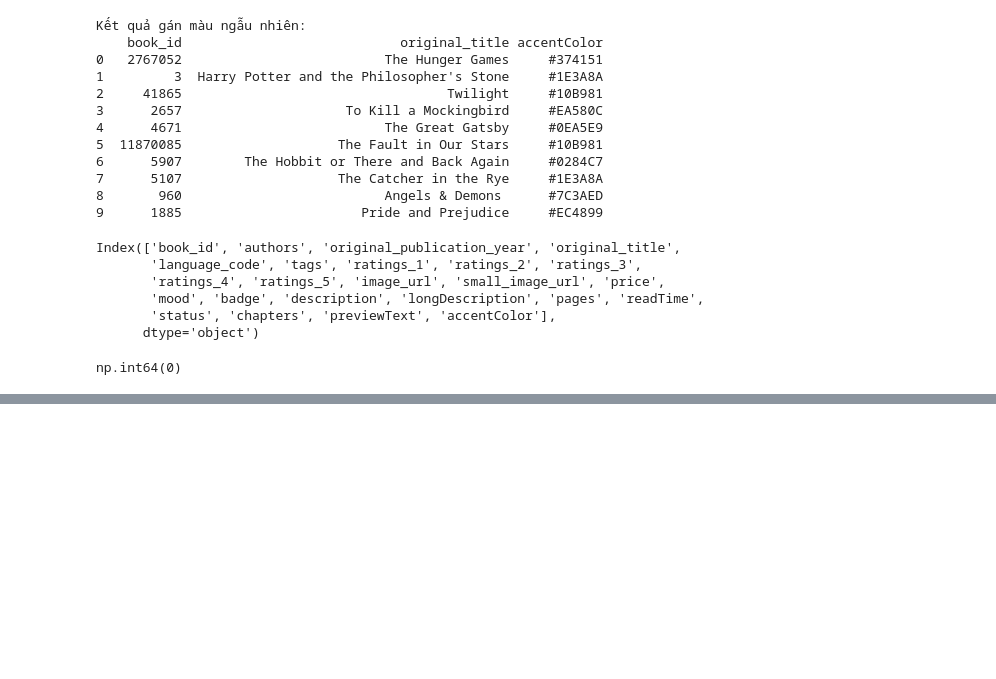
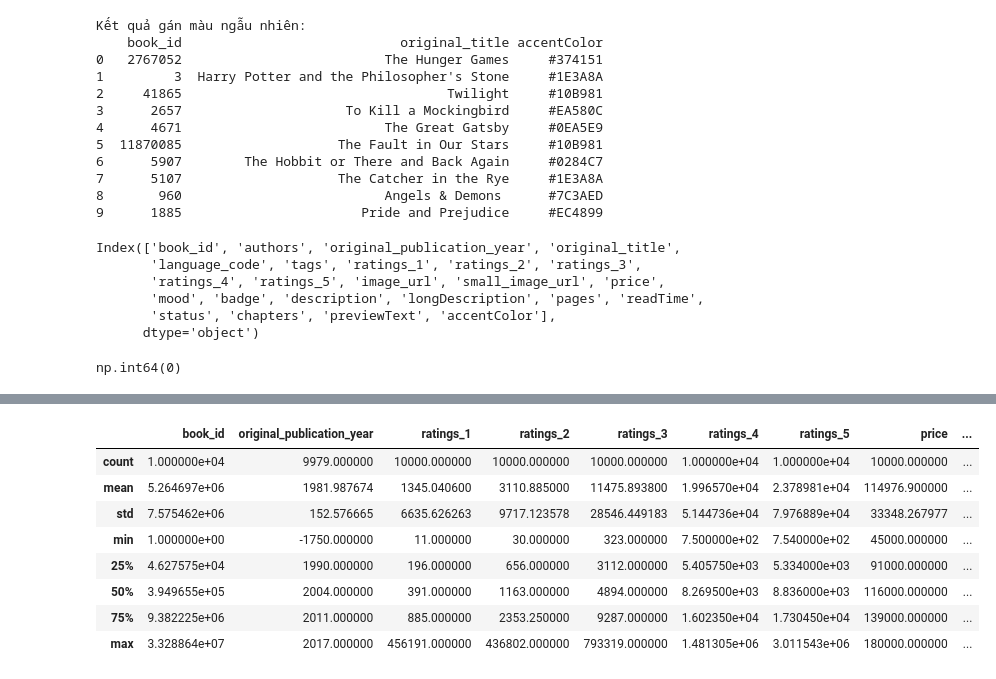
Before and after one commit to tachirevlt/BookRecProject, a Jupyter notebook: Backend/test.ipynb, the cells around one changed output, grey strips where cells are left out. Saved outputs shown, nothing was run; the diff lists cells and outputs as text; code cells hidden in the pictures; blank space fills up the shorter version.

```diff
--- a/Backend/test.ipynb
+++ b/Backend/test.ipynb
@@ -594,0 +597,4 @@ np.int64(0)
+# %%
+import pandas as pd
+import numpy as np
+books_with_tags = pd.read_csv('E:/CodeFolder/Github_project/BookRecProject/Backend/books_with_tags_enhanced.csv')
@@ -594,0 +775,34 @@ np.int64(0)
+# %%
+cols_to_drop = ['Views_7D', 'Purchases_7D','Wishlists_7D', 'Views_30D', 'Purchases_30D','Wishlists_30D']
+existing_cols = [c for c in cols_to_drop if c in books_with_tags.columns]
+if existing_cols:
+    books_with_tags.drop(columns=existing_cols, inplace=True)
+# %%
+import numpy as np
+
+# 1. Tính tổng số lượt đánh giá (total_ratings)
+# Cộng ngang các cột ratings_1 đến ratings_5 của mỗi dòng (axis=1)
+books_with_tags['total_ratings'] = books_with_tags[['ratings_1', 'ratings_2', 'ratings_3', 'ratings_4', 'ratings_5']].sum(axis=1)
+
+# 2. Xử lý chia cho 0: Tạo một mảng an toàn để chia, nếu total_ratings = 0 thì tạm coi là 1 để tránh lỗi NaN
+safe_total = books_with_tags['total_ratings'].replace(0, 1)
+
+# 3. Tính điểm trung bình (average_rating)
+# Điểm trung bình = (1*r1 + 2*r2 + 3*r3 + 4*r4 + 5*r5) / total_ratings
+# Dùng hàm round(2) để làm tròn đến 2 chữ số thập phân (VD: 4.25)
+books_with_tags['average_rating'] = round(
+    (
+        books_with_tags['ratings_1'] * 1 +
+        books_with_tags['ratings_2'] * 2 +
+        books_with_tags['ratings_3'] * 3 +
+        books_with_tags['ratings_4'] * 4 +
+        books_with_tags['ratings_5'] * 5
+    ) / safe_total,
+    2
+)
+
+# Nếu total_ratings = 0, gán average_rating bằng 0 (hoặc None tùy hệ thống của bạn)
+books_with_tags.loc[books_with_tags['total_ratings'] == 0, 'average_rating'] = 0.0
+
+# In thử 5 dòng đầu tiên để xem kết quả
+books_with_tags[['ratings_1', 'ratings_2', 'ratings_3', 'ratings_4', 'ratings_5', 'total_ratings', 'average_rating']].head(10)
@@ -594,0 +821,12 @@ np.int64(0)
+# %%
+books_with_tags.describe()
+# %% [output]
+|  | book_id | original_publication_year | ratings_1 | ratings_2 | ratings_3 | ratings_4 | ratings_5 | price | ... |
+| count | 1.000000e+04 | 9979.000000 | 10000.000000 | 10000.000000 | 10000.000000 | 1.000000e+04 | 1.000000e+04 | 10000.000000 | ... |
+| mean | 5.264697e+06 | 1981.987674 | 1345.040600 | 3110.885000 | 11475.893800 | 1.996570e+04 | 2.378981e+04 | 114976.900000 | ... |
+| std | 7.575462e+06 | 152.576665 | 6635.626263 | 9717.123578 | 28546.449183 | 5.144736e+04 | 7.976889e+04 | 33348.267977 | ... |
+| min | 1.000000e+00 | -1750.000000 | 11.000000 | 30.000000 | 323.000000 | 7.500000e+02 | 7.540000e+02 | 45000.000000 | ... |
+| 25% | 4.627575e+04 | 1990.000000 | 196.000000 | 656.000000 | 3112.000000 | 5.405750e+03 | 5.334000e+03 | 91000.000000 | ... |
+| 50% | 3.949655e+05 | 2004.000000 | 391.000000 | 1163.000000 | 4894.000000 | 8.269500e+03 | 8.836000e+03 | 116000.000000 | ... |
+| 75% | 9.382225e+06 | 2011.000000 | 885.000000 | 2353.250000 | 9287.000000 | 1.602350e+04 | 1.730450e+04 | 139000.000000 | ... |
+| max | 3.328864e+07 | 2017.000000 | 456191.000000 | 436802.000000 | 793319.000000 | 1.481305e+06 | 3.011543e+06 | 180000.000000 | ... |
```
Also changed, not shown: parts of 6 cells of this notebook, 56 other files.
